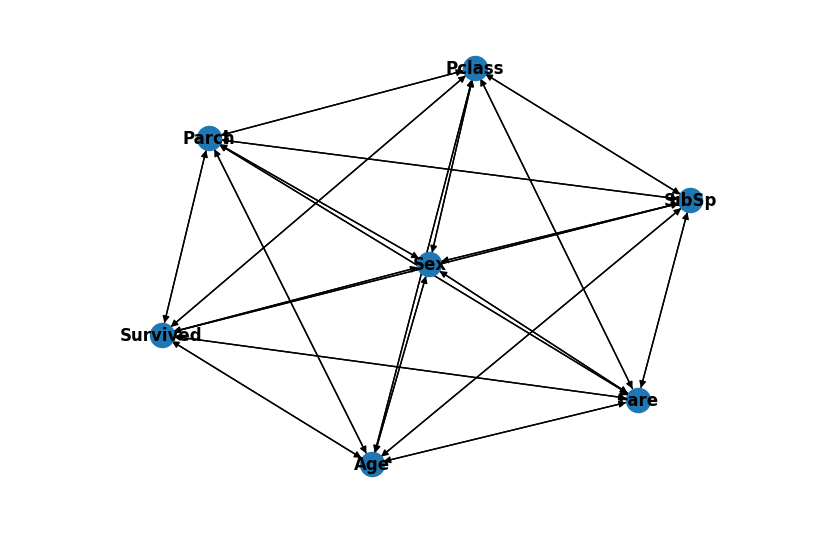
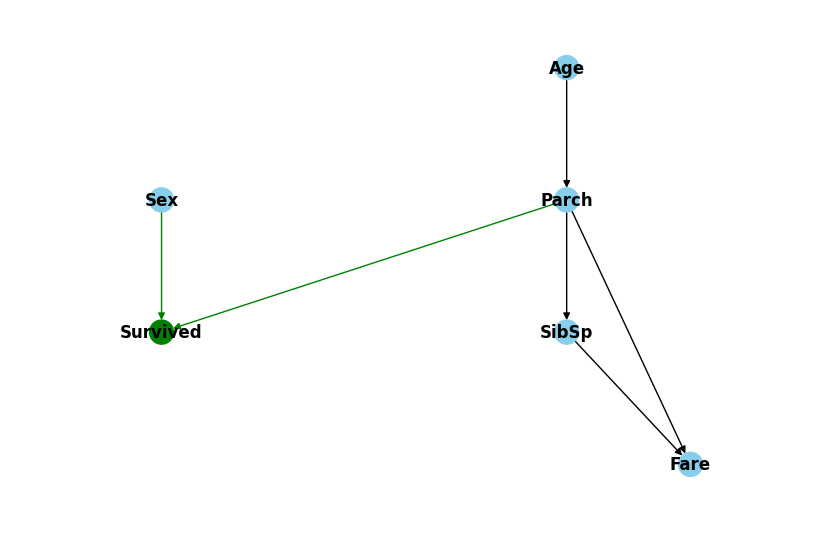
Before and after one commit to JoaquinMateosBarroso/Causal-Inference, a Jupyter notebook: PracticalStudy/main.ipynb, the cells around one changed output. Drawn from its saved outputs; the diff is of its cells as text; code cells hidden in the pictures.

```diff
--- a/PracticalStudy/main.ipynb
+++ b/PracticalStudy/main.ipynb
@@ -32,6 +41,6 @@ data_train = data.sample(frac=0.8, random_state=200)
 data_test = data.drop(data_train.index)
 # %%
-pc = PC(1, exogeneous=['Age'], endogeneous=['Pclass', 'Survived'], directional=True, maxSeparatingDepth=2)
+pc = PC(0.25, exogeneous=['Age', 'Sex'], endogeneous=['Survived'], directional=True, maxSeparatingDepth=2)
 
 graph, separatingSets = pc.causalDiscovery(data_train)
 # %% [output]
@@ -78,12 +70,19 @@ plt.show()
-# %%
-originalGraph = {column: set(data.columns.drop(column)) \
-                            for column in data.columns}
-
-G = nx.DiGraph(getEdges(originalGraph))
-nx.draw(G, with_labels=True, font_weight='bold')
-plt.show()
-# %% [output]
-[figure, removed]
+# %%
+def plotGraph(graph):
+        G = nx.DiGraph(getEdges(graph))
+
+        # For a beautiful graph
+        pos = nx.nx_agraph.graphviz_layout(G, prog='dot')
+        node_color = ['green' if node == 'Survived' else 'skyblue' for node in G.nodes()]
+        edge_color = ['green' if edge[1] == 'Survived' else 'black' for edge in G.edges()]
+
+        nx.draw(G, pos, node_color=node_color, edge_color=edge_color,
+                with_labels=True, font_weight='bold')
+        plt.show()
+
+plotGraph(graph)
+# %% [output]
+[figure, added]
 # %%
 X_features = list(graph.keys())
 X_features.remove('Survived')
```
Also changed, not shown: parts of 9 cells of this notebook, 8 other files.
